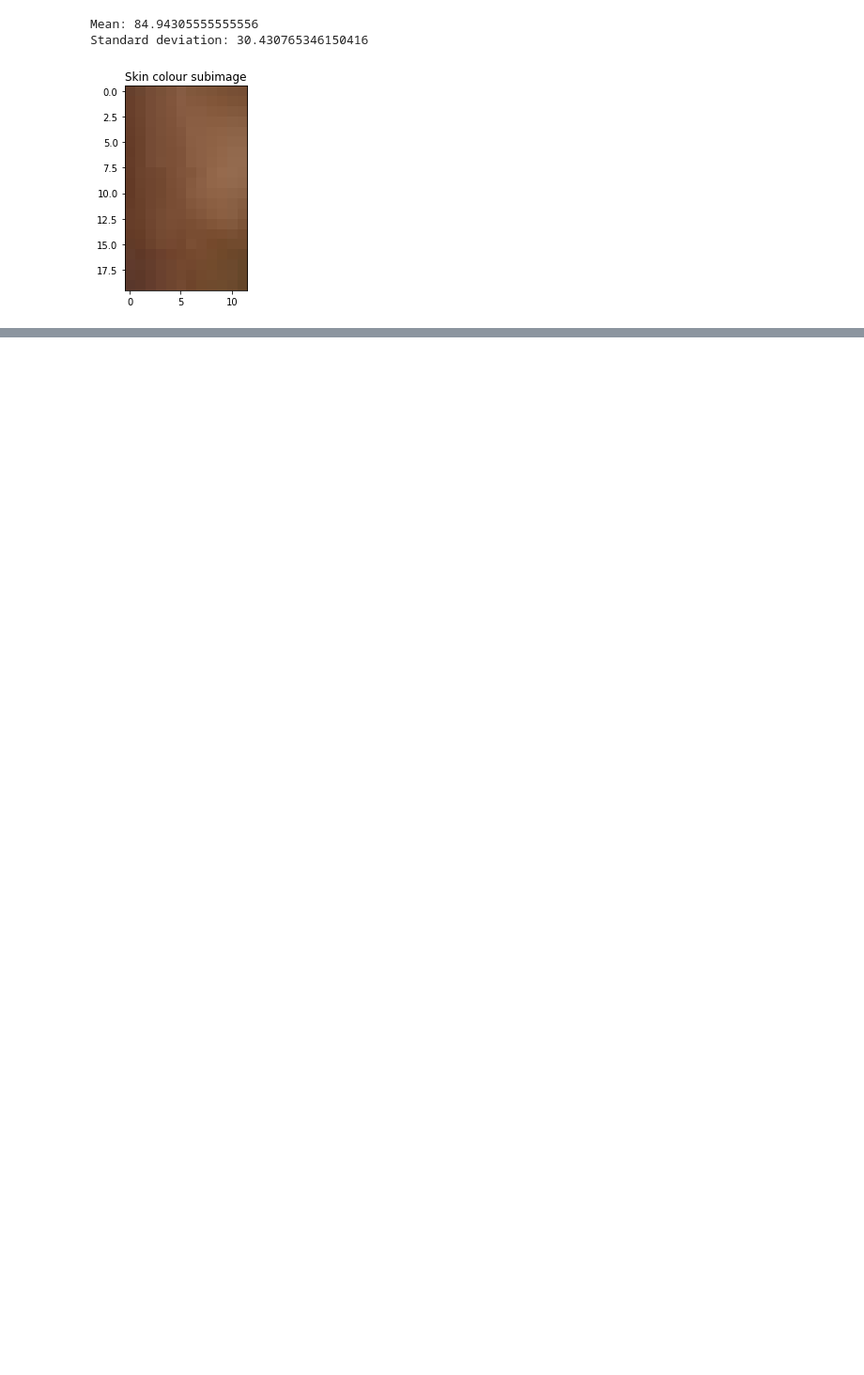
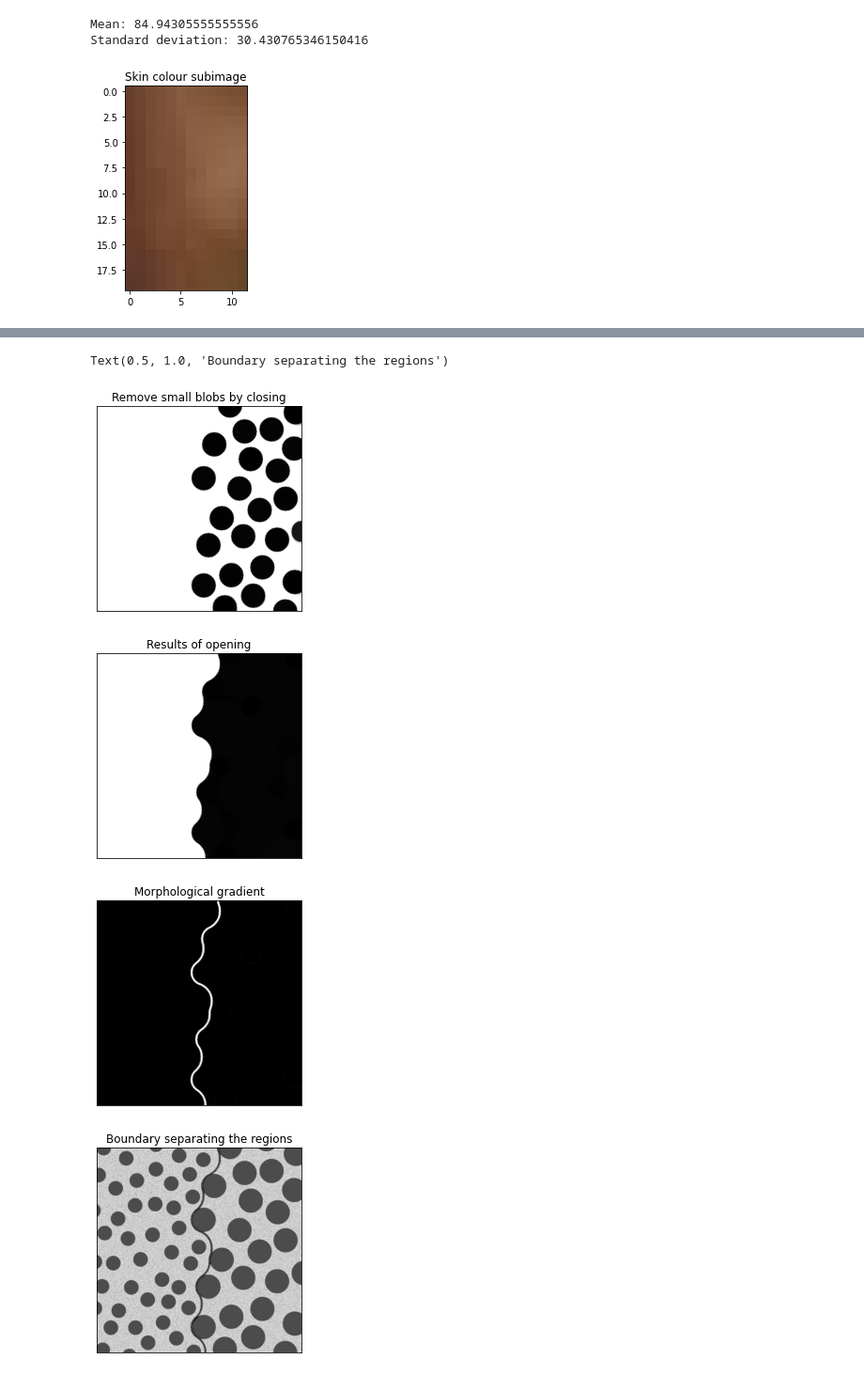
Before and after one commit to Alexandra-Smith/Digital_Image_Processing_module, a Jupyter notebook: Assignment 4/dip_a04.ipynb, the cells around one changed output, grey strips where cells are left out. Shown: that part at 94% size. Saved outputs shown, nothing was run; the diff lists cells and outputs as text; code cells hidden in the pictures; blank space fills up the shorter version.

```diff
--- a/Assignment 4/dip_a04.ipynb
+++ b/Assignment 4/dip_a04.ipynb
@@ -80,0 +112,50 @@ Q2a(disks, 10)
+# %%
+# QUESTION 4
+blobs = getImage('blobs.jpg')
+# find optimal r value
+# for r in range(30):
+#     kernel = disk(r)
+#     c = cv2.morphologyEx(blobs, cv2.MORPH_CLOSE, kernel)
+#     plt.figure()
+#     plt.tick_params(left = False, bottom = False, labelleft = False, labelbottom = False)
+#     plt.setp(plt.gcf().get_axes(), xticks=[], yticks=[]);
+#     plt.imshow(c, cmap="gray")
+r1= 28
+kernel1 = disk(r1)
+c = cv2.morphologyEx(blobs, cv2.MORPH_CLOSE, kernel1)
+plt.figure()
+plt.tick_params(left = False, bottom = False, labelleft = False, labelbottom = False)
+plt.setp(plt.gcf().get_axes(), xticks=[], yticks=[]);
+plt.imshow(c, cmap="gray")
+plt.title("Remove small blobs by closing")
+r2= 52
+kernel2 = disk(r2)
+o = cv2.morphologyEx(c, cv2.MORPH_OPEN, kernel2)
+plt.figure()
+plt.tick_params(left = False, bottom = False, labelleft = False, labelbottom = False)
+plt.setp(plt.gcf().get_axes(), xticks=[], yticks=[]);
+plt.imshow(o, cmap="gray")
+plt.title("Results of opening")
+
+# calculate boundary
+kernel = disk(3)
+gradient = cv2.morphologyEx(o, cv2.MORPH_GRADIENT, kernel)
+plt.figure()
+plt.tick_params(left = False, bottom = False, labelleft = False, labelbottom = False)
+plt.setp(plt.gcf().get_axes(), xticks=[], yticks=[]);
+plt.imshow(gradient, cmap="gray")
+plt.title("Morphological gradient")
+g = cv2.bitwise_not(gradient)
+# superimpose boundary onto original image
+final = cv2.bitwise_and(blobs, g)
+plt.figure()
+plt.tick_params(left = False, bottom = False, labelleft = False, labelbottom = False)
+plt.setp(plt.gcf().get_axes(), xticks=[], yticks=[]);
+plt.imshow(final, cmap="gray")
+plt.title("Boundary separating the regions")
+# %% [output]
+Text(0.5, 1.0, 'Boundary separating the regions')
+[figure, added]
+[figure, added]
+[figure, added]
+[figure, added]
```
Also changed, not shown: parts of 5 cells of this notebook.
